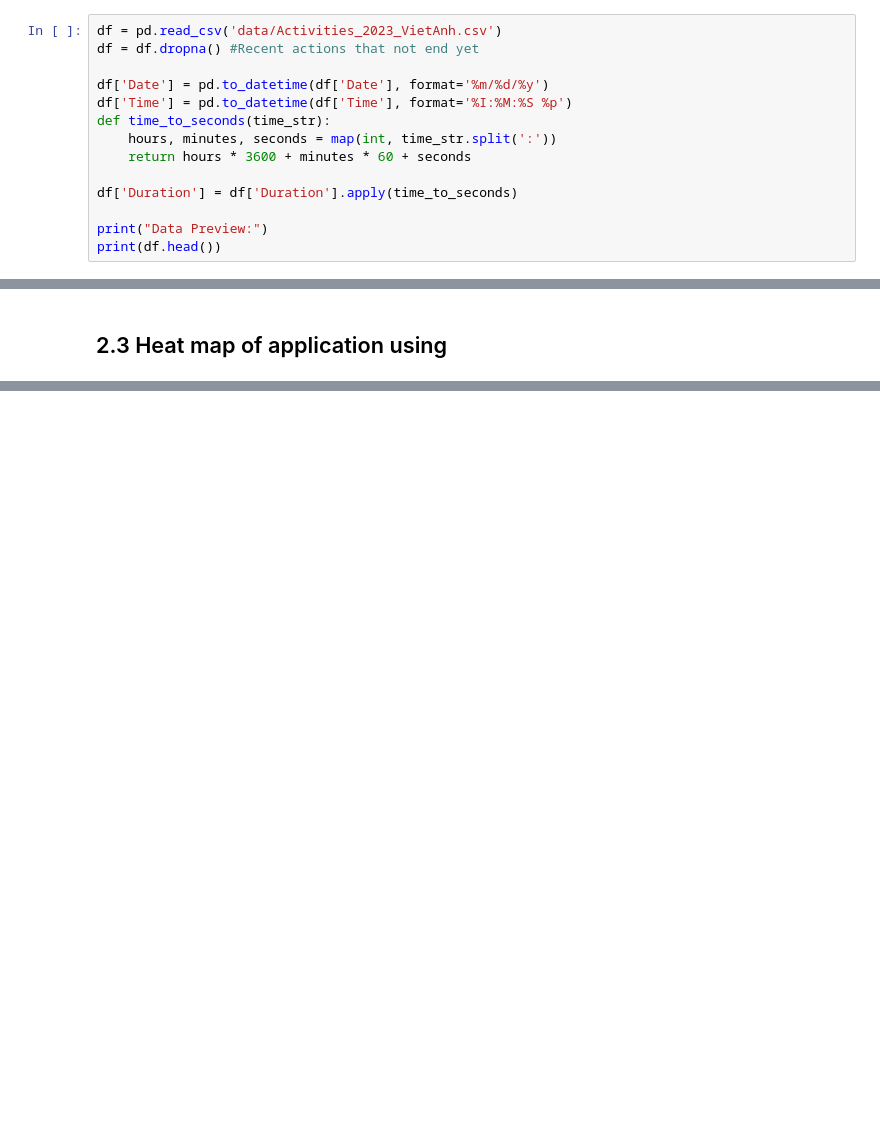
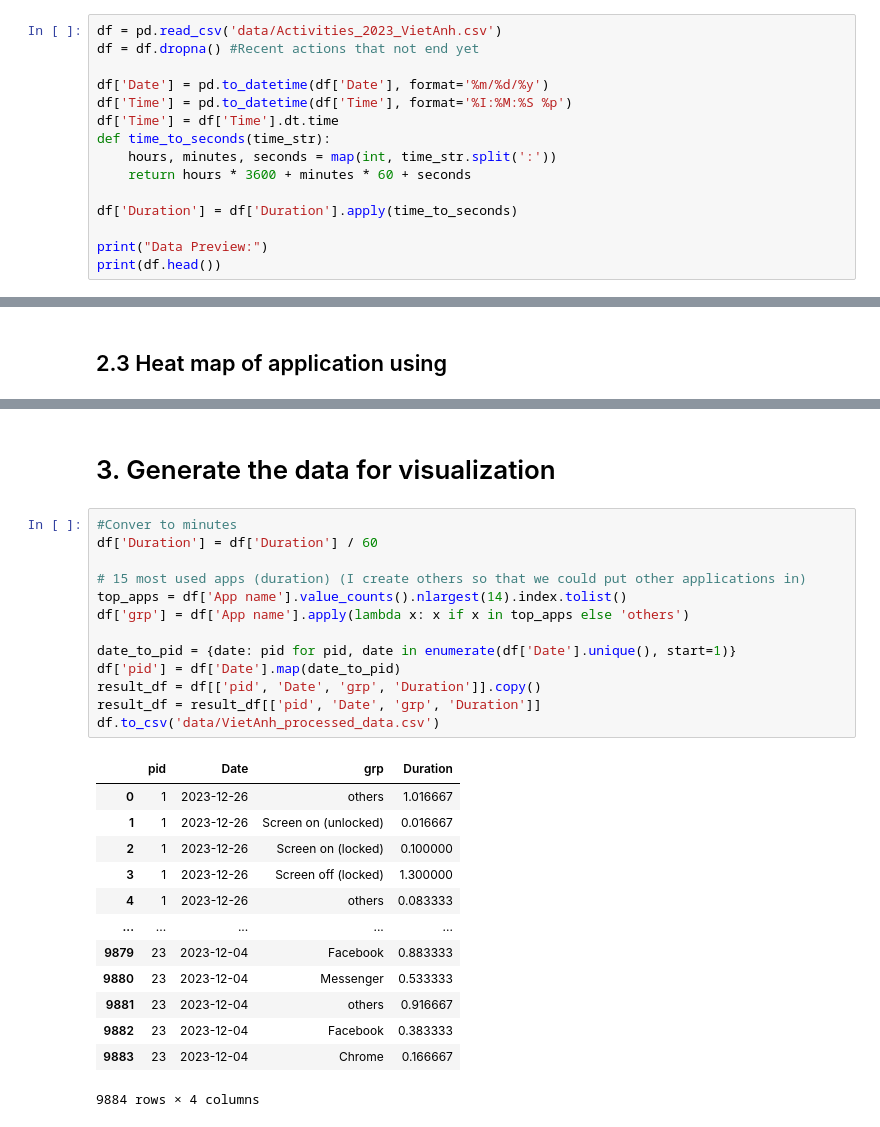
Before and after one commit to VietAnhNguyen20/MobileAppInsights, a Jupyter notebook: Data_Exploration.ipynb, the cells around one changed output, grey strips where cells are left out. Saved outputs shown, nothing was run; the diff lists cells and outputs as text; blank space fills up the shorter version.

Commit message:
Done processing data, testing data on D3 with bubles visualization

```diff
--- a/Data_Exploration.ipynb
+++ b/Data_Exploration.ipynb
@@ -10,6 +10,7 @@ df = df.dropna() #Recent actions that not end yet
 
 df['Date'] = pd.to_datetime(df['Date'], format='%m/%d/%y')
 df['Time'] = pd.to_datetime(df['Time'], format='%I:%M:%S %p')
+df['Time'] = df['Time'].dt.time
 def time_to_seconds(time_str):
     hours, minutes, seconds = map(int, time_str.split(':'))
     return hours * 3600 + minutes * 60 + seconds
@@ -115 +131,30 @@ See the caveats in the documentation: https://pandas.pydata.org/pandas-docs/stab
 [figure]
+# %% [markdown]
+# 3. Generate the data for visualization
+# %%
+#Conver to minutes
+df['Duration'] = df['Duration'] / 60
+
+# 15 most used apps (duration) (I create others so that we could put other applications in)
+top_apps = df['App name'].value_counts().nlargest(14).index.tolist()
+df['grp'] = df['App name'].apply(lambda x: x if x in top_apps else 'others')
+
+date_to_pid = {date: pid for pid, date in enumerate(df['Date'].unique(), start=1)}
+df['pid'] = df['Date'].map(date_to_pid)
+result_df = df[['pid', 'Date', 'grp', 'Duration']].copy()
+result_df = result_df[['pid', 'Date', 'grp', 'Duration']]
+df.to_csv('data/VietAnh_processed_data.csv')
+# %% [output]
+|  | pid | Date | grp | Duration |
+| 0 | 1 | 2023-12-26 | others | 1.016667 |
+| 1 | 1 | 2023-12-26 | Screen on (unlocked) | 0.016667 |
+| 2 | 1 | 2023-12-26 | Screen on (locked) | 0.100000 |
+| 3 | 1 | 2023-12-26 | Screen off (locked) | 1.300000 |
+| 4 | 1 | 2023-12-26 | others | 0.083333 |
+| ... | ... | ... | ... | ... |
+| 9879 | 23 | 2023-12-04 | Facebook | 0.883333 |
+| 9880 | 23 | 2023-12-04 | Messenger | 0.533333 |
+| 9881 | 23 | 2023-12-04 | others | 0.916667 |
+| 9882 | 23 | 2023-12-04 | Facebook | 0.383333 |
+| 9883 | 23 | 2023-12-04 | Chrome | 0.166667 |
+9884 rows × 4 columns
```
Also changed, not shown: parts of 2 cells of this notebook, 1 other file.
